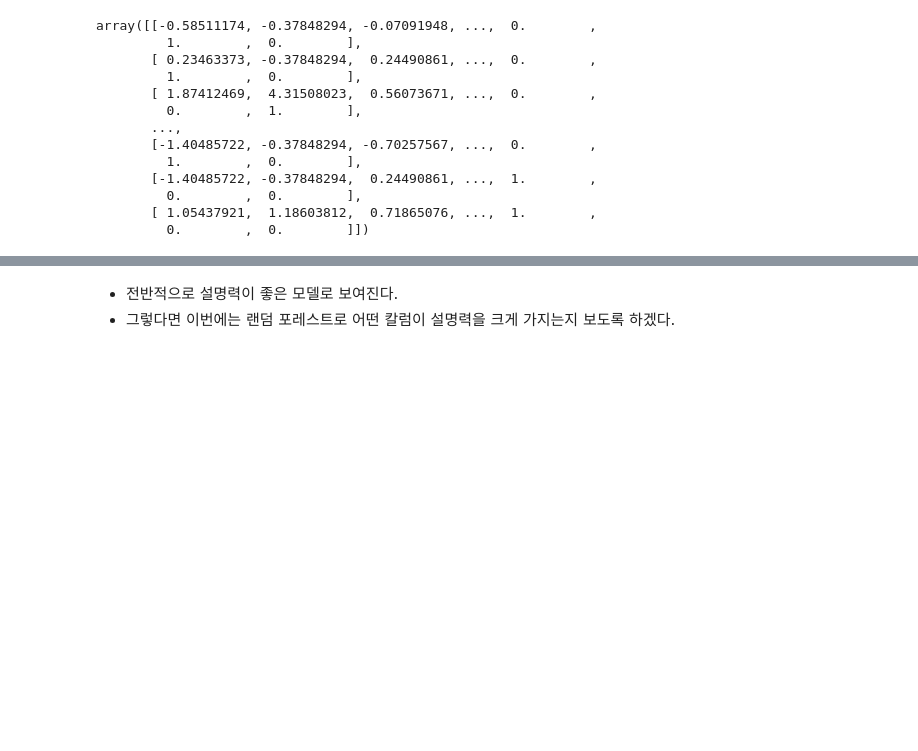
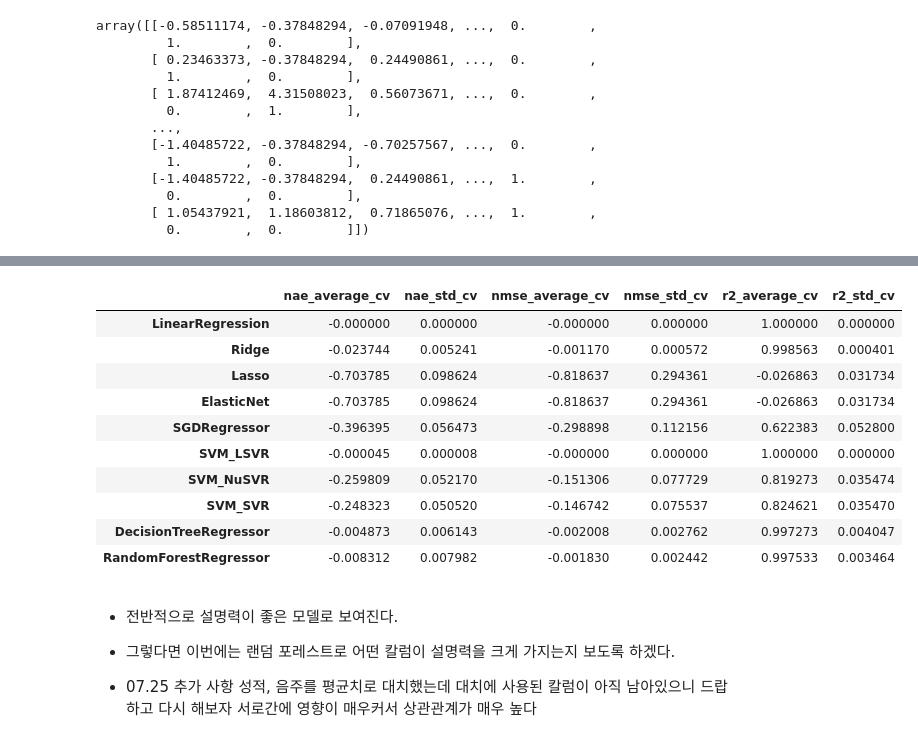
Before and after one commit to JeongChanwoo/2018_competition, a Jupyter notebook: Student Alcohol Consumption/training_model.ipynb, the cells around one changed output, grey strips where cells are left out. Cells and saved outputs as stored; diff of their text form; code cells hidden in the pictures; blank space fills up the shorter version.

```diff
--- a/Student Alcohol Consumption/training_model.ipynb
+++ b/Student Alcohol Consumption/training_model.ipynb
@@ -7,6 +7,9 @@ import seaborn as sns
 # %%
 train_data = pd.read_pickle('./data/train_prepared_1')
 test_data = pd.read_pickle('./data/test_prepared_1')
+
+train_data_drop_du = pd.read_pickle('./data/train_prepared_2_drop_dupli')
+test_data_drop_du  = pd.read_pickle('./data/test_prepared_2_drop_dupli')
 # %%
 train_data.head()
 # %% [output]
@@ -132,0 +159,6 @@ baseline_estimate_df
+# %%
+baseline_estimate_df = model_cross_validation(X=train_data.iloc[:,1:-1].values,
+                                                                      y = train_data.iloc[:,-1].values)
+
+baseline_estimate_df_drop_du = model_cross_validation(X=train_data_drop_du.iloc[:,1:-1].values,
+                                                                                    y = train_data_drop_du.iloc[:,-1].values)
@@ -133,3 +200,21 @@ baseline_estimate_df
+# %%
+baseline_estimate_df_drop_du
+# %% [output]
+|  | nae_average_cv | nae_std_cv | nmse_average_cv | nmse_std_cv | r2_average_cv | r2_std_cv |
+| LinearRegression | -0.000000 | 0.000000 | -0.000000 | 0.000000 | 1.000000 | 0.000000 |
+| Ridge | -0.023744 | 0.005241 | -0.001170 | 0.000572 | 0.998563 | 0.000401 |
+| Lasso | -0.703785 | 0.098624 | -0.818637 | 0.294361 | -0.026863 | 0.031734 |
+| ElasticNet | -0.703785 | 0.098624 | -0.818637 | 0.294361 | -0.026863 | 0.031734 |
+| SGDRegressor | -0.396395 | 0.056473 | -0.298898 | 0.112156 | 0.622383 | 0.052800 |
+| SVM_LSVR | -0.000045 | 0.000008 | -0.000000 | 0.000000 | 1.000000 | 0.000000 |
+| SVM_NuSVR | -0.259809 | 0.052170 | -0.151306 | 0.077729 | 0.819273 | 0.035474 |
+| SVM_SVR | -0.248323 | 0.050520 | -0.146742 | 0.075537 | 0.824621 | 0.035470 |
+| DecisionTreeRegressor | -0.004873 | 0.006143 | -0.002008 | 0.002762 | 0.997273 | 0.004047 |
+| RandomForestRegressor | -0.008312 | 0.007982 | -0.001830 | 0.002442 | 0.997533 | 0.003464 |
 # %% [markdown]
 * 전반적으로 설명력이 좋은 모델로 보여진다.
 * 그렇다면 이번에는 랜덤 포레스트로 어떤 칼럼이 설명력을 크게 가지는지 보도록 하겠다.
+
+
+* 07.25 추가 사항 성적, 음주를 평균치로 대치했는데 대치에 사용된 칼럼이 아직 남아있으니 드랍하고 다시 해보자
+서로간에 영향이 매우커서 상관관계가 매우 높다
```
Also changed, not shown: parts of 8 cells of this notebook, 3 other files.
